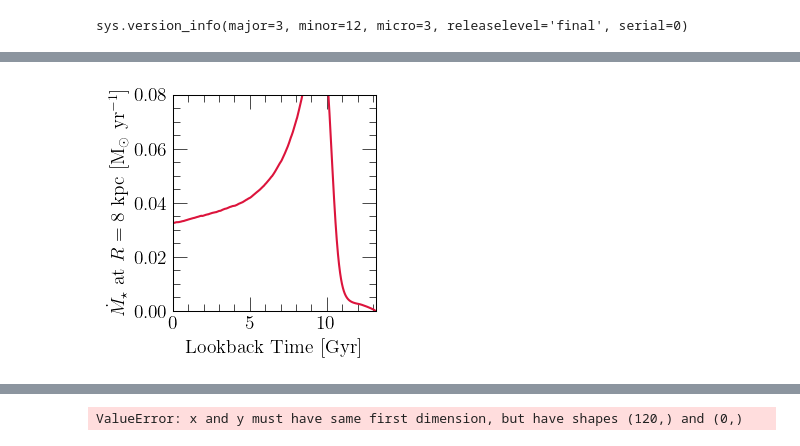
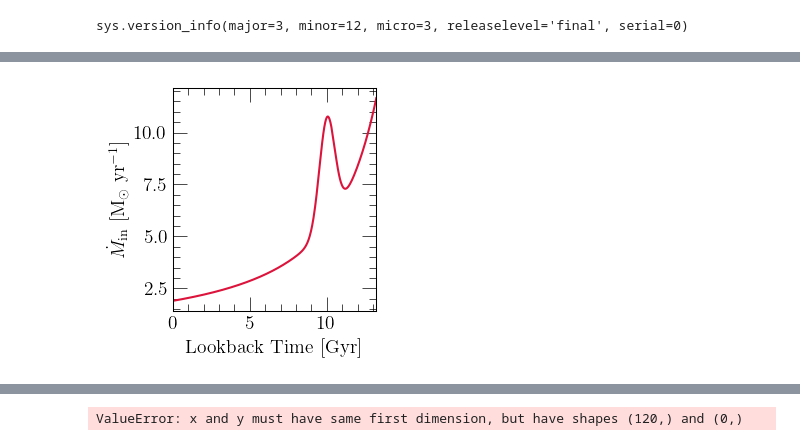
Before and after one commit to giganano/merger-flows, a Jupyter notebook: notebooks/calibration.ipynb, the cells around one changed output, grey strips where cells are left out. Cells and saved outputs as stored; diff of their text form; code cells hidden in the pictures.

```diff
--- a/notebooks/calibration.ipynb
+++ b/notebooks/calibration.ipynb
@@ -52,7 +55,7 @@ axes[0].set_ylabel(r"$\dot \Sigma_\text{in}$ [M$_\odot$ kpc$^{-2}$ yr$^{-1}$]")
 axes[1].set_ylabel(r"$\dot \Sigma_\star$ [M$_\odot$ kpc$^{-2}$ yr$^{-1}$]")
 axes[2].set_ylabel(r"$\Sigma_g$ [M$_\odot$ kpc$^{-2}$]")
 axes[0].set_ylim([1.e-6, 0.3])
-axes[1].set_ylim([1.0e-7, 0.3])
+axes[1].set_ylim([1.0e-4, 0.3])
 axes[2].set_ylim([3.0e5, 3.0e8])
 
 def plot_snapshot(ax_ifr, ax_sfr, ax_gas, output, lookback, zone_width = 0.1, **kwargs):
@@ -90,9 +93,9 @@ plt.show()
 # %%
-for i in range(len(output.zones.keys())):
-    zone_width = 0.1
-    zone = output.zones["zone%d" % (i)]
-    mgas = zone.history["mgas"][-1]
-    sfr = zone.history["sfr"][-1] * 1.0e9
-    taustar = mgas / sfr
-    radius = zone_width * (i + 0.5)
-    print(radius, taustar)
+# for i in range(len(output.zones.keys())):
+#     zone_width = 0.1
+#     zone = output.zones["zone%d" % (i)]
+#     mgas = zone.history["mgas"][-1]
+#     sfr = zone.history["sfr"][-1] * 1.0e9
+#     taustar = mgas / sfr
+#     radius = zone_width * (i + 0.5)
+#     print(radius, taustar)
@@ -117,35 +102,44 @@ for i in range(len(output.zones.keys())):
 # %%
 fig = plt.figure(figsize = (3, 3))
 ax = fig.add_subplot(111)
 ax.set_xlabel(r"Lookback Time [Gyr]")
-# ax.set_ylabel(r"$\dot M_\text{in}$ [M$_\odot$ yr$^{-1}$]")
+ax.set_ylabel(r"$\dot M_\text{in}$ [M$_\odot$ yr$^{-1}$]")
 # ax.set_ylabel(r"[O/H]")
-ax.set_ylabel(r"$\dot M_\star$ at $R = 8$ kpc [M$_\odot$ yr$^{-1}$]")
+# ax.set_ylabel(r"$\dot M_\star$ at $R = 8$ kpc [M$_\odot$ yr$^{-1}$]")
 ax.set_xlim([0, 13.2])
-ax.set_ylim([0, 0.08])
+# ax.set_ylim([0, 0.08])
 # ax.set_yscale("log")
 # ax.set_ylim([-1.5, 0])
 
-def plot_evol(output, radius, zone_width = 0.1, **kwargs):
-    zone = int(radius / zone_width)
-    zone = output.zones["zone%d" % (zone)]
-    ax.plot(zone.history["lookback"], zone.history["sfr"], **kwargs)
+def plot_evol(output, zone_width = 0.1, **kwargs):
+    lookback = output.zones["zone0"].history["lookback"]
+    ifr = []
+    for i in range(len(lookback)):
+        tot = 0
+        for j in range(len(output.zones.keys())):
+            tot += output.zones["zone%d" % (j)].history["ifr"][i]
+        ifr.append(tot)
+    ax.plot(lookback, ifr, **kwargs)
+
+    # zone = int(radius / zone_width)
+    # zone = output.zones["zone%d" % (zone)]
+    # # ax.plot(zone.history["lookback"], zone.history["sfr"], **kwargs)
     # ax.plot(zone.history["lookback"], zone.history["ifr"], **kwargs)
     # ax.plot(zone.history["lookback"], zone.history["[o/h]"], **kwargs)
 
 plot_evol(output, 8, c = named_colors()["crimson"])
 
 plt.tight_layout()
 for ext in ["pdf", "jpeg"]:
     kwargs = {}
     if ext == "jpeg": kwargs["dpi"] = 200
     # plt.savefig("./calibration/basemodel-sfh8kpc.%s" % (ext), **kwargs)
     # plt.savefig("./calibration/tacc3p2-prograde-sfh8kpc.%s" % (ext), **kwargs)
     # plt.savefig("./calibration/tacc3p2-radial-sfh8kpc.%s" % (ext), **kwargs)
     # plt.savefig("./calibration/tacc3p2-retrograde-sfh8kpc.%s" % (ext), **kwargs)
 plt.show()
 # %% [output]
-[figure, old version]
+[figure, new version]
 # %%
 fig = plt.figure(figsize = (3, 3))
 ax = fig.add_subplot(111)
```
Also changed, not shown: parts of 7 cells of this notebook, 6 other files.
